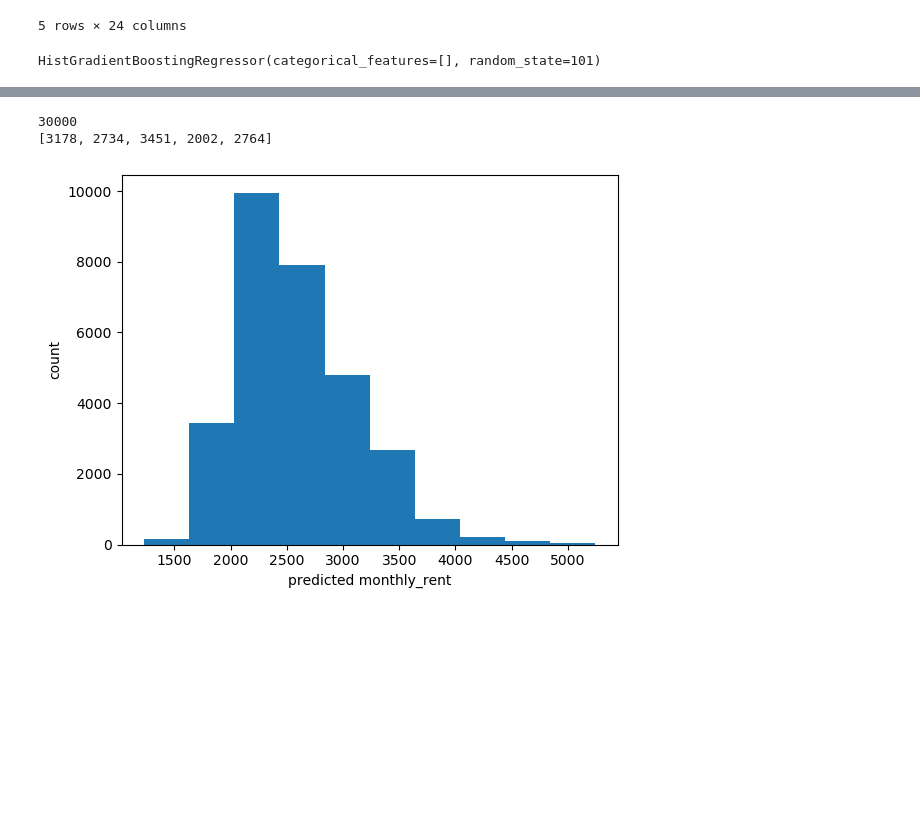
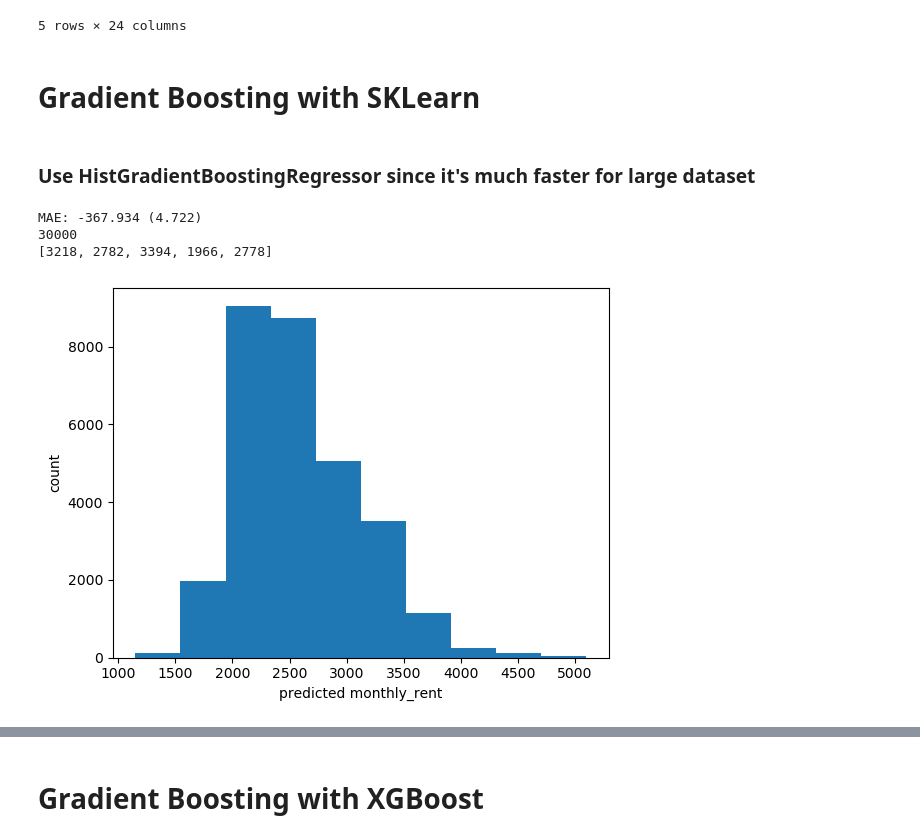
Before and after one commit to StephanieMussi/5228-group21-project, a Jupyter notebook: experiments/msy_gb.ipynb, the cells around one changed output, grey strips where cells are left out. Drawn from its saved outputs; the diff is of its cells as text; code cells hidden in the pictures; blank space fills up the shorter version.

```diff
--- a/experiments/msy_gb.ipynb
+++ b/experiments/msy_gb.ipynb
@@ -49,14 +50,45 @@ X_train = df_train[cols].values
 
 
 X_test = df_test[cols].values
+# %% [markdown]
+# Gradient Boosting with SKLearn
+# %% [markdown]
+### Use HistGradientBoostingRegressor since it's much faster for large dataset
 # %%
+%%time
 categorical_features = []
-model = HistGradientBoostingRegressor( loss='squared_error',
+model = HistGradientBoostingRegressor( loss='gamma',
+                                           learning_rate=0.1, #best in np.arange(0.01, 0.2, 0.01)
+                                           max_depth=None,
+                                           max_bins=255,
+                                           categorical_features=categorical_features,
+                                           random_state=237, #best in np.arange(0, 256, 1)
+                                         l2_regularization=2.4) #best in np.arange(0.0, 3.0, 0.1)
+
+cv = RepeatedKFold(n_splits=10, n_repeats=3, random_state=1)
+n_scores = cross_val_score(model, X_train, y_train, scoring='neg_mean_absolute_error', cv=cv, n_jobs=-1, error_score='raise')
+print('MAE: %.3f (%.3f)' % (np.mean(n_scores), np.std(n_scores)))
+
+model = HistGradientBoostingRegressor( loss='gamma',
                                        learning_rate=0.1,
                                        max_depth=None,
                                        max_bins=255,
                                        categorical_features=categorical_features,
-                                       random_state=101)
+                                       random_state=237,
+                                     l2_regularization=2.4)
 model.fit(X_train, y_train)
+
+y_pred = model.predict(X_test)
+y_pred = [int(x) for x in y_pred]
+print(len(y_pred))
+print(y_pred[:5])
+
+plt.hist(y_pred)
+plt.xlabel('predicted monthly_rent')
+plt.ylabel('count')
+plt.show()
 # %% [output]
-HistGradientBoostingRegressor(categorical_features=[], random_state=101)
+MAE: -367.934 (4.722)
+30000
+[3218, 2782, 3394, 1966, 2778]
+[figure, added]
@@ -63,15 +97,2 @@ HistGradientBoostingRegressor(categorical_features=[], random_state=101)
-# %%
-y_pred = model.predict(X_test)
-y_pred = [int(x) for x in y_pred]
-print(len(y_pred))
-print(y_pred[:5])
-# %% [output]
-30000
-[3178, 2734, 3451, 2002, 2764]
-# %%
-plt.hist(y_pred)
-plt.xlabel('predicted monthly_rent')
-plt.ylabel('count')
-plt.show()
-# %% [output]
-[figure, removed]
+# %% [markdown]
+# Gradient Boosting with XGBoost
```
Also changed, not shown: parts of 10 cells of this notebook, 1 other file.
